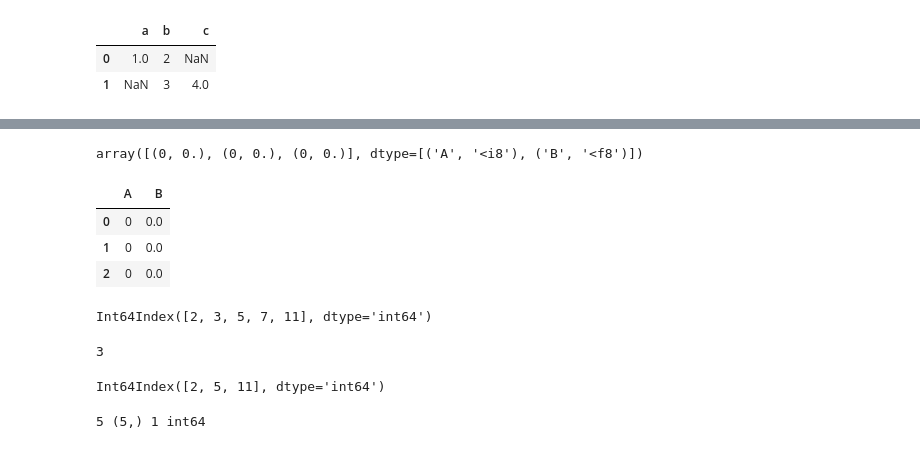
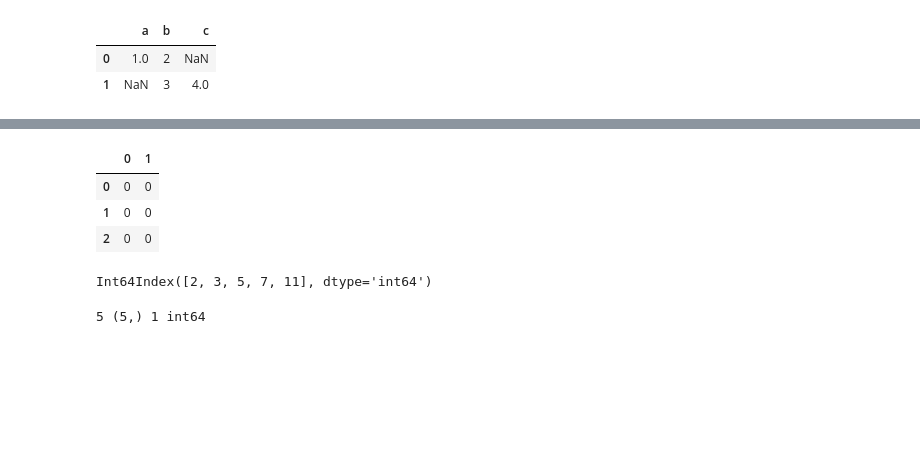
Before and after one commit to Monique-Wan/Bridging-Python, a Jupyter notebook: B11_Pandas_Data_Manipulation.ipynb, the cells around one changed output, grey strips where cells are left out. Cells and saved outputs as stored; diff of their text form; code cells hidden in the pictures; blank space fills up the shorter version.

```diff
--- a/B11_Pandas_Data_Manipulation.ipynb
+++ b/B11_Pandas_Data_Manipulation.ipynb
@@ -171,13 +216,9 @@ import numpy as np
 # %%
-A = np.zeros(3, dtype=[('A', 'i8'), ('B', 'f8')])
-A
+A = np.zeros((3,2),dtype=int)
+pd.DataFrame(A)
 # %% [output]
-array([(0, 0.), (0, 0.), (0, 0.)], dtype=[('A', '<i8'), ('B', '<f8')])
+|  | 0 | 1 |
+| 0 | 0 | 0 |
+| 1 | 0 | 0 |
+| 2 | 0 | 0 |
-# %%
-pd.DataFrame(A)
-# %% [output]
-|  | A | B |
-| 0 | 0 | 0.0 |
-| 1 | 0 | 0.0 |
-| 2 | 0 | 0.0 |
 # %%
@@ -185,14 +227,6 @@ ind = pd.Index([2, 3, 5, 7, 11])
 ind
 # %% [output]
 Int64Index([2, 3, 5, 7, 11], dtype='int64')
-# %%
-ind[1]
-# %% [output]
-3
-# %%
-ind[::2]
-# %% [output]
-Int64Index([2, 5, 11], dtype='int64')
 # %%
 print(ind.size, ind.shape, ind.ndim, ind.dtype)
 # %% [output]
```
Also changed, not shown: parts of 76 cells of this notebook, 1 other file.
